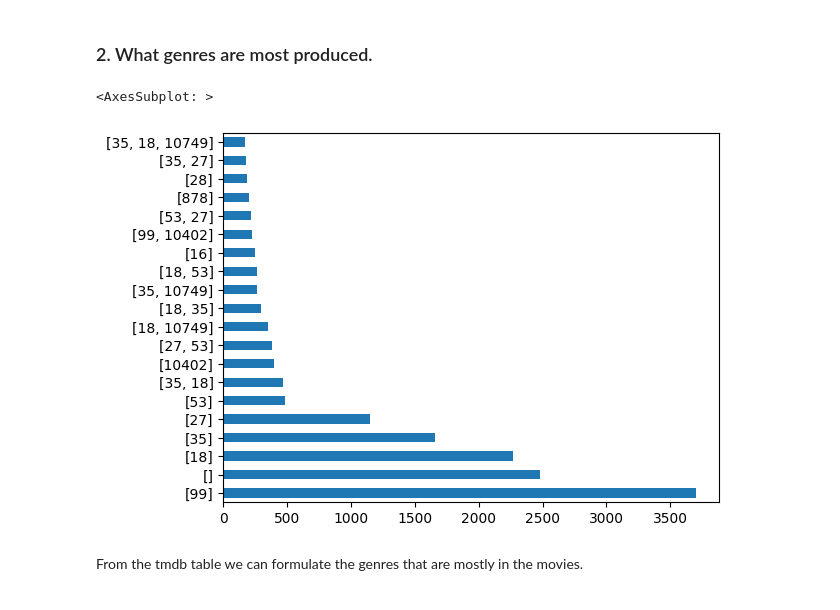
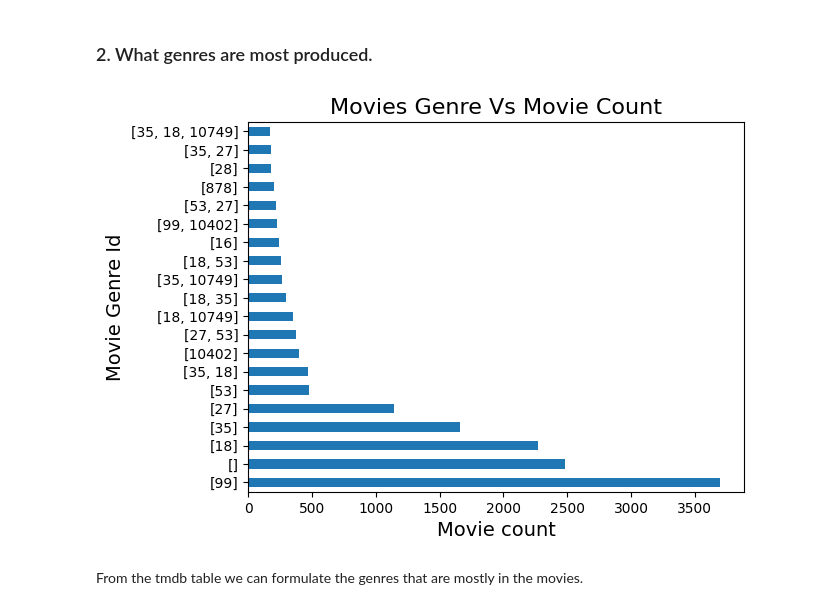
Before and after one commit to FlavianMiano/dsc-phase-1-project-v2-4, a Jupyter notebook: student.ipynb, the cells around one changed output. Saved outputs shown, nothing was run; the diff lists cells and outputs as text; code cells hidden in the pictures.

```diff
--- a/student.ipynb
+++ b/student.ipynb
@@ -573,10 +586,12 @@ bom_movies['domestic_gross'][:20].plot(kind = 'barh')
 The domestic gross of each movie according to the bargraph shows that each gets $ 500,000 and above.
 # %% [markdown]
 ### 2. What genres are most produced.
-# %%
-tmdb_movies['genre_ids'].value_counts()[:20].plot(kind='barh')
-# %% [output]
-<AxesSubplot: >
-[figure, removed]
+# %%
+ax = tmdb_movies['genre_ids'].value_counts()[:20].plot(kind='barh')
+ax.set_title('Movies Genre Vs Movie Count', fontsize=16)
+ax.set_xlabel("Movie count",fontsize=14)
+ax.set_ylabel("Movie Genre Id", fontsize=14);
+# %% [output]
+[figure, added]
 # %% [markdown]
 From the tmdb table we can formulate the genres that are mostly in the movies.
```
Also changed, not shown: parts of 13 cells of this notebook.
